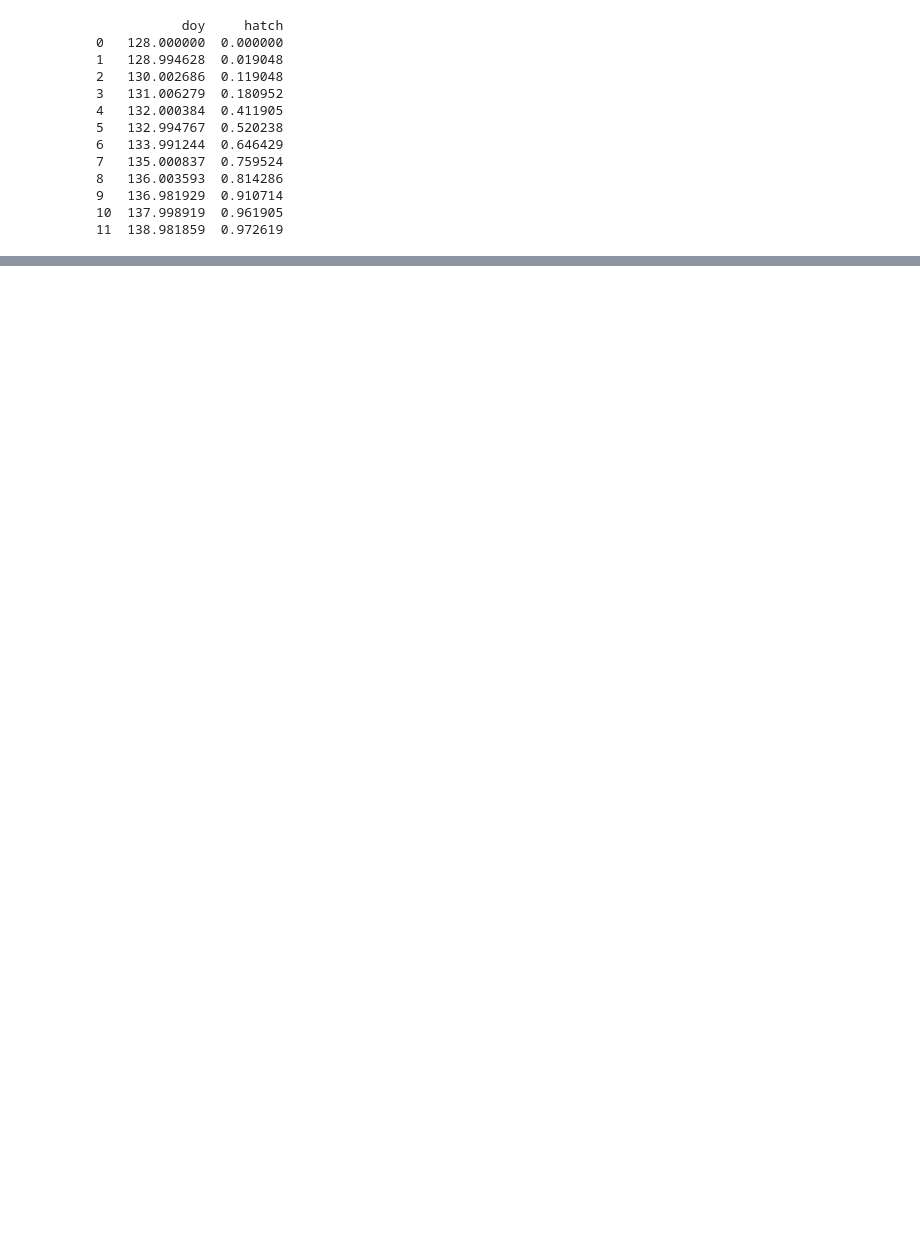
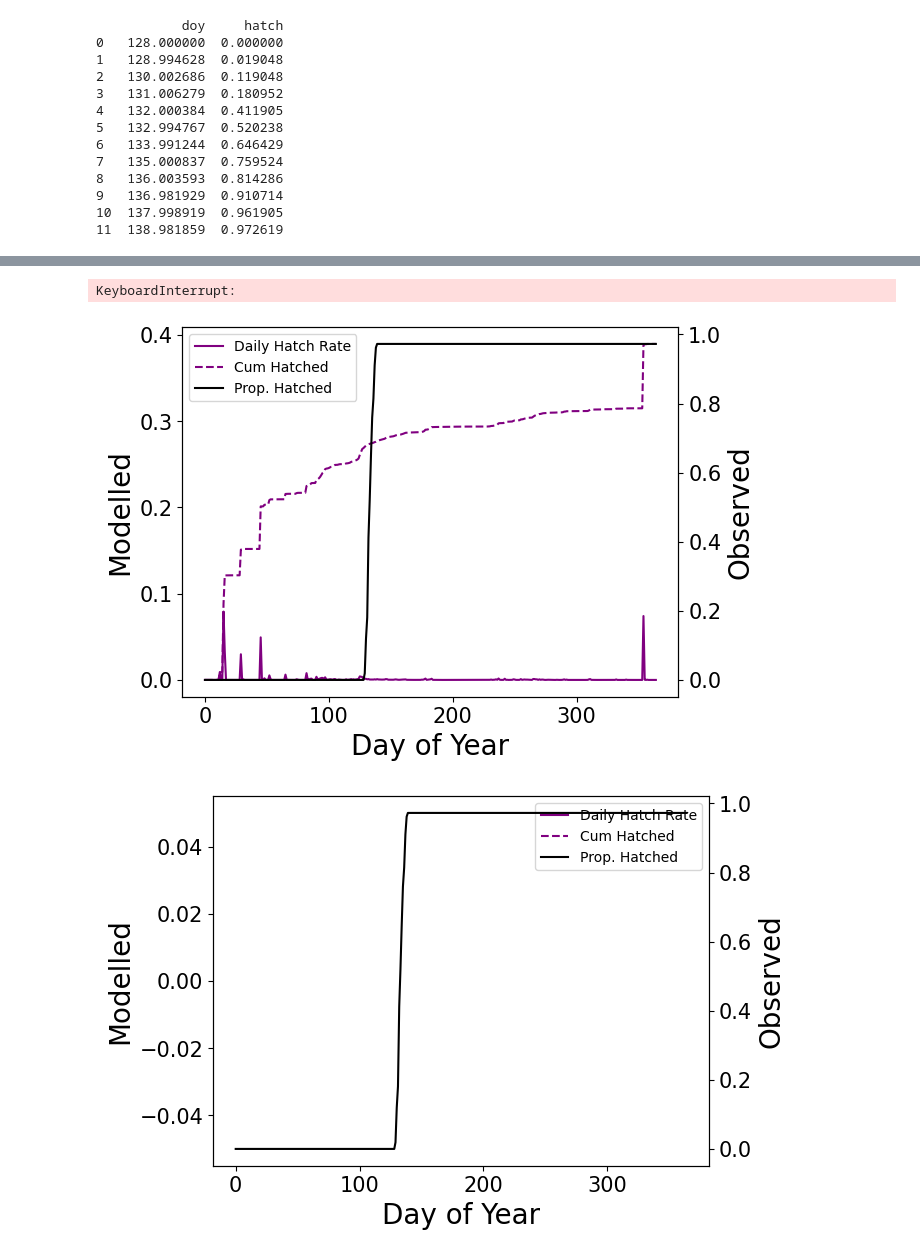
Before and after one commit to camjay99/SpongyMothIPM, a Jupyter notebook: notebooks/training_example.ipynb, the cells around one changed output, grey strips where cells are left out. Saved outputs shown, nothing was run; the diff lists cells and outputs as text; code cells hidden in the pictures; blank space fills up the shorter version.

```diff
--- a/notebooks/training_example.ipynb
+++ b/notebooks/training_example.ipynb
@@ -284,0 +409,11 @@ None
+# %%
+model = SimpleModel()
+learning_rate = 1e-8
+model = SimpleModel()
+for i in range(10):
+    model.init_pop()
+    model.forward(300, 1988, 0, 1990, 365, False)
+    plot_match(model)
+    model.print_params()
+    model.update_params(validation, 1988)
+# %% [output]
@@ -284,0 +437,3 @@ None
+KeyboardInterrupt:
+[figure, added]
+[figure, added]
```
Also changed, not shown: parts of 23 cells of this notebook, 3 other files.
